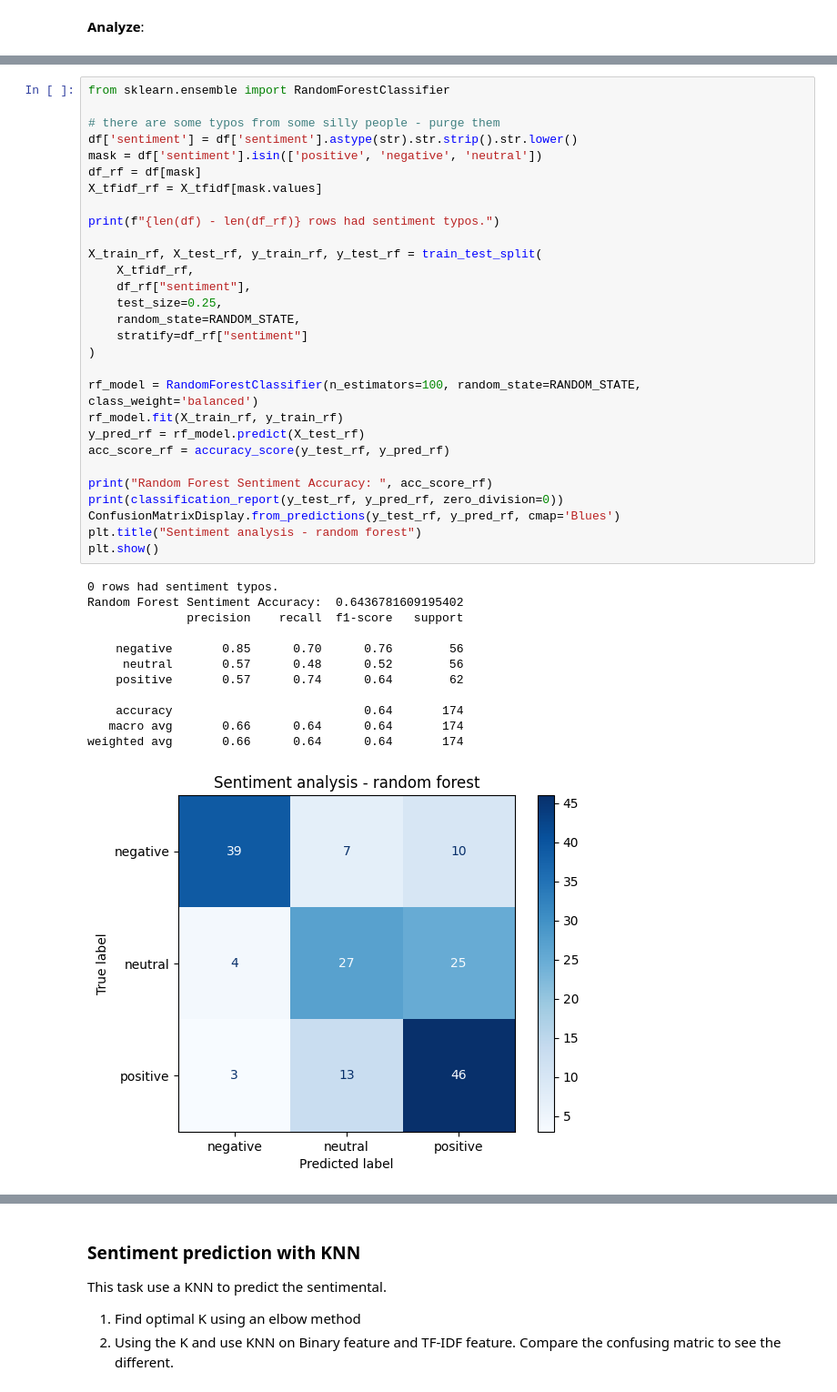
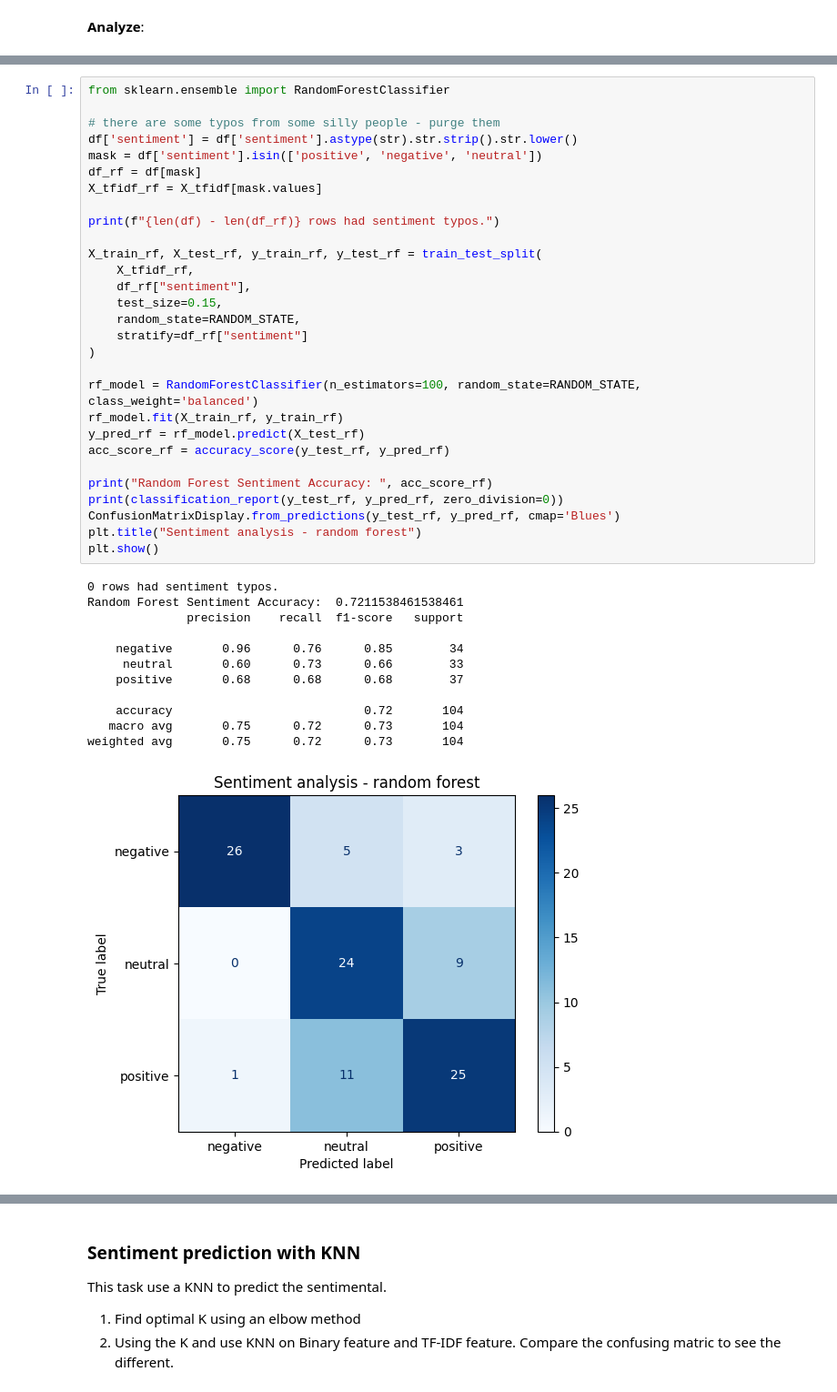
Before and after one commit to christiewong219/Team-5-CS105-Final-Project, a Jupyter notebook: Team_5_Phase_2_3.ipynb, the cells around one changed output, grey strips where cells are left out. Shown at 91% size. Cells and saved outputs as stored; diff of their text form.

```diff
--- a/Team_5_Phase_2_3.ipynb
+++ b/Team_5_Phase_2_3.ipynb
@@ -460,39 +449,39 @@ from sklearn.ensemble import RandomForestClassifier
 # there are some typos from some silly people - purge them
 df['sentiment'] = df['sentiment'].astype(str).str.strip().str.lower()
 mask = df['sentiment'].isin(['positive', 'negative', 'neutral'])
 df_rf = df[mask]
 X_tfidf_rf = X_tfidf[mask.values]
 
 print(f"{len(df) - len(df_rf)} rows had sentiment typos.")
 
 X_train_rf, X_test_rf, y_train_rf, y_test_rf = train_test_split(
     X_tfidf_rf,
     df_rf["sentiment"],
-    test_size=0.25,
+    test_size=0.15,
     random_state=RANDOM_STATE,
     stratify=df_rf["sentiment"]
 )
 
 rf_model = RandomForestClassifier(n_estimators=100, random_state=RANDOM_STATE, class_weight='balanced')
 rf_model.fit(X_train_rf, y_train_rf)
 y_pred_rf = rf_model.predict(X_test_rf)
 acc_score_rf = accuracy_score(y_test_rf, y_pred_rf)
 
 print("Random Forest Sentiment Accuracy: ", acc_score_rf)
 print(classification_report(y_test_rf, y_pred_rf, zero_division=0))
 ConfusionMatrixDisplay.from_predictions(y_test_rf, y_pred_rf, cmap='Blues')
 plt.title("Sentiment analysis - random forest")
 plt.show()
 # %% [output]
 0 rows had sentiment typos.
-Random Forest Sentiment Accuracy:  0.6436781609195402
+Random Forest Sentiment Accuracy:  0.7211538461538461
               precision    recall  f1-score   support
 
-    negative       0.85      0.70      0.76        56
-     neutral       0.57      0.48      0.52        56
-    positive       0.57      0.74      0.64        62
+    negative       0.96      0.76      0.85        34
+     neutral       0.60      0.73      0.66        33
+    positive       0.68      0.68      0.68        37
 
-    accuracy                           0.64       174
-   macro avg       0.66      0.64      0.64       174
-weighted avg       0.66      0.64      0.64       174
+    accuracy                           0.72       104
+   macro avg       0.75      0.72      0.73       104
+weighted avg       0.75      0.72      0.73       104
-[figure, old version]
+[figure, new version]
```
Also changed, not shown: parts of 24 cells of this notebook.
